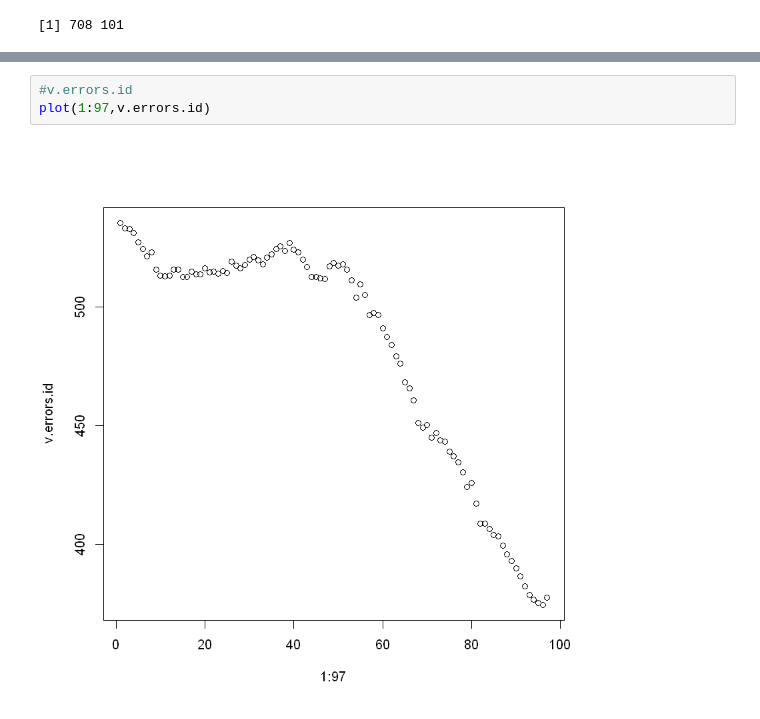
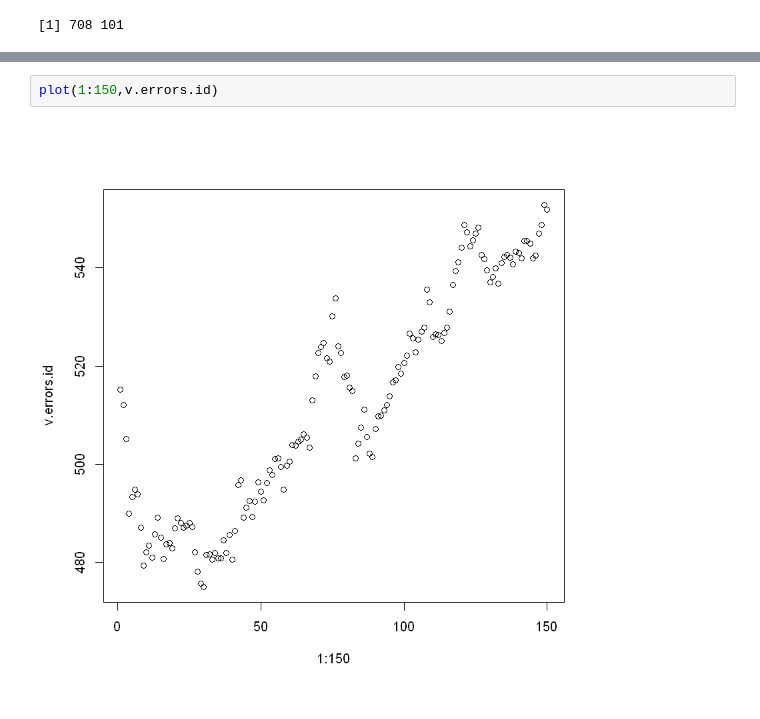
Before and after one commit to Candice-Romuald/ML-project, a Jupyter notebook: src/Linear methods/LM.ipynb, the cells around one changed output, grey strips where cells are left out. Saved outputs shown, nothing was run; the diff lists cells and outputs as text.

```diff
--- a/src/Linear methods/LM.ipynb
+++ b/src/Linear methods/LM.ipynb
@@ -151,5 +117,4 @@ Reordering variables and trying again:
-# %%
-#v.errors.id
-plot(1:97,v.errors.id)
-# %% [output]
-[figure, removed]
+# %%
+plot(1:150,v.errors.id)
+# %% [output]
+[figure, added]
```
Also changed, not shown: parts of 23 cells of this notebook, 1 other file.
